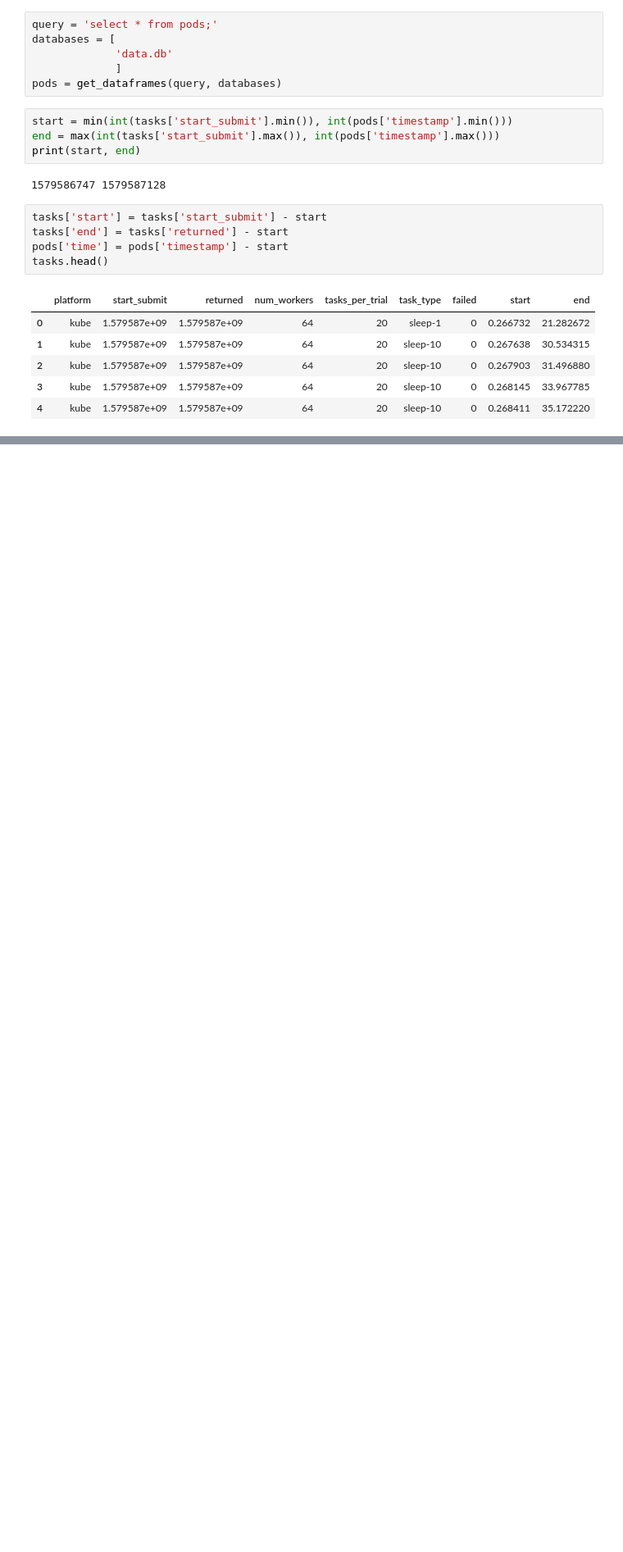
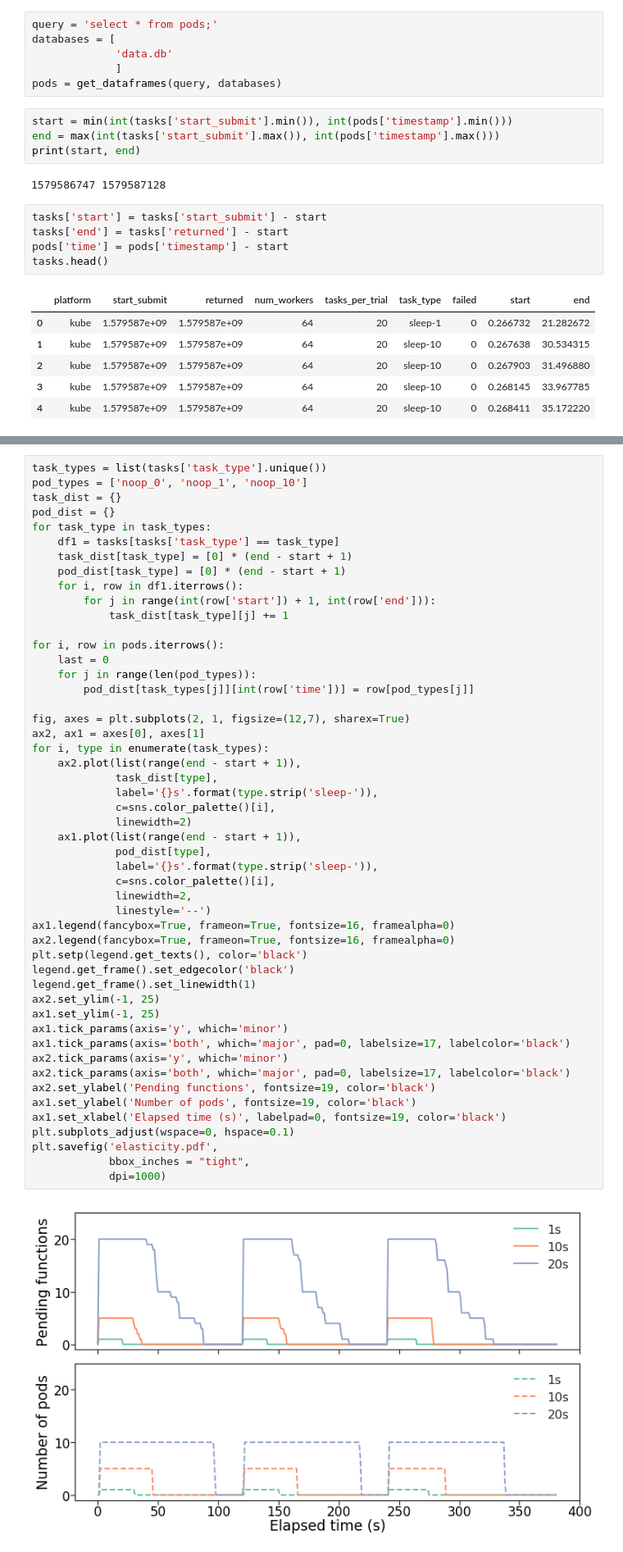
Before and after one commit to ZhuozhaoLi/sc-funcx-eval, a Jupyter notebook: HPDC-scaling/kube/Untitled.ipynb, the cells around one changed output, grey strips where cells are left out. Shown: that part at 82% size. Saved outputs shown, nothing was run; the diff lists cells and outputs as text; blank space fills up the shorter version.

```diff
--- a/HPDC-scaling/kube/Untitled.ipynb
+++ b/HPDC-scaling/kube/Untitled.ipynb
@@ -101 +102,53 @@ plt.savefig('elasticity.png',
 [figure]
+# %%
+task_types = list(tasks['task_type'].unique())
+pod_types = ['noop_0', 'noop_1', 'noop_10']
+task_dist = {}
+pod_dist = {}
+for task_type in task_types:
+    df1 = tasks[tasks['task_type'] == task_type]
+    task_dist[task_type] = [0] * (end - start + 1)
+    pod_dist[task_type] = [0] * (end - start + 1)
+    for i, row in df1.iterrows():
+        for j in range(int(row['start']) + 1, int(row['end'])):
+            task_dist[task_type][j] += 1
+
+for i, row in pods.iterrows():
+    last = 0
+    for j in range(len(pod_types)):
+        pod_dist[task_types[j]][int(row['time'])] = row[pod_types[j]]
+
+fig, axes = plt.subplots(2, 1, figsize=(12,7), sharex=True)
+ax2, ax1 = axes[0], axes[1]
+for i, type in enumerate(task_types):
+    ax2.plot(list(range(end - start + 1)),
+             task_dist[type],
+             label='{}s'.format(type.strip('sleep-')),
+             c=sns.color_palette()[i],
+             linewidth=2)
+    ax1.plot(list(range(end - start + 1)),
+             pod_dist[type],
+             label='{}s'.format(type.strip('sleep-')),
+             c=sns.color_palette()[i],
+             linewidth=2,
+             linestyle='--')
+ax1.legend(fancybox=True, frameon=True, fontsize=16, framealpha=0)
+ax2.legend(fancybox=True, frameon=True, fontsize=16, framealpha=0)
+plt.setp(legend.get_texts(), color='black')
+legend.get_frame().set_edgecolor('black')
+legend.get_frame().set_linewidth(1)
+ax2.set_ylim(-1, 25)
+ax1.set_ylim(-1, 25)
+ax1.tick_params(axis='y', which='minor')
+ax1.tick_params(axis='both', which='major', pad=0, labelsize=17, labelcolor='black')
+ax2.tick_params(axis='y', which='minor')
+ax2.tick_params(axis='both', which='major', pad=0, labelsize=17, labelcolor='black')
+ax2.set_ylabel('Pending functions', fontsize=19, color='black')
+ax1.set_ylabel('Number of pods', fontsize=19, color='black')
+ax1.set_xlabel('Elapsed time (s)', labelpad=0, fontsize=19, color='black')
+plt.subplots_adjust(wspace=0, hspace=0.1)
+plt.savefig('elasticity.pdf',
+            bbox_inches = "tight",
+            dpi=1000)
+# %% [output]
+[figure, added]
```
Also changed, not shown: parts of 1 cell of this notebook, 2 other files.
